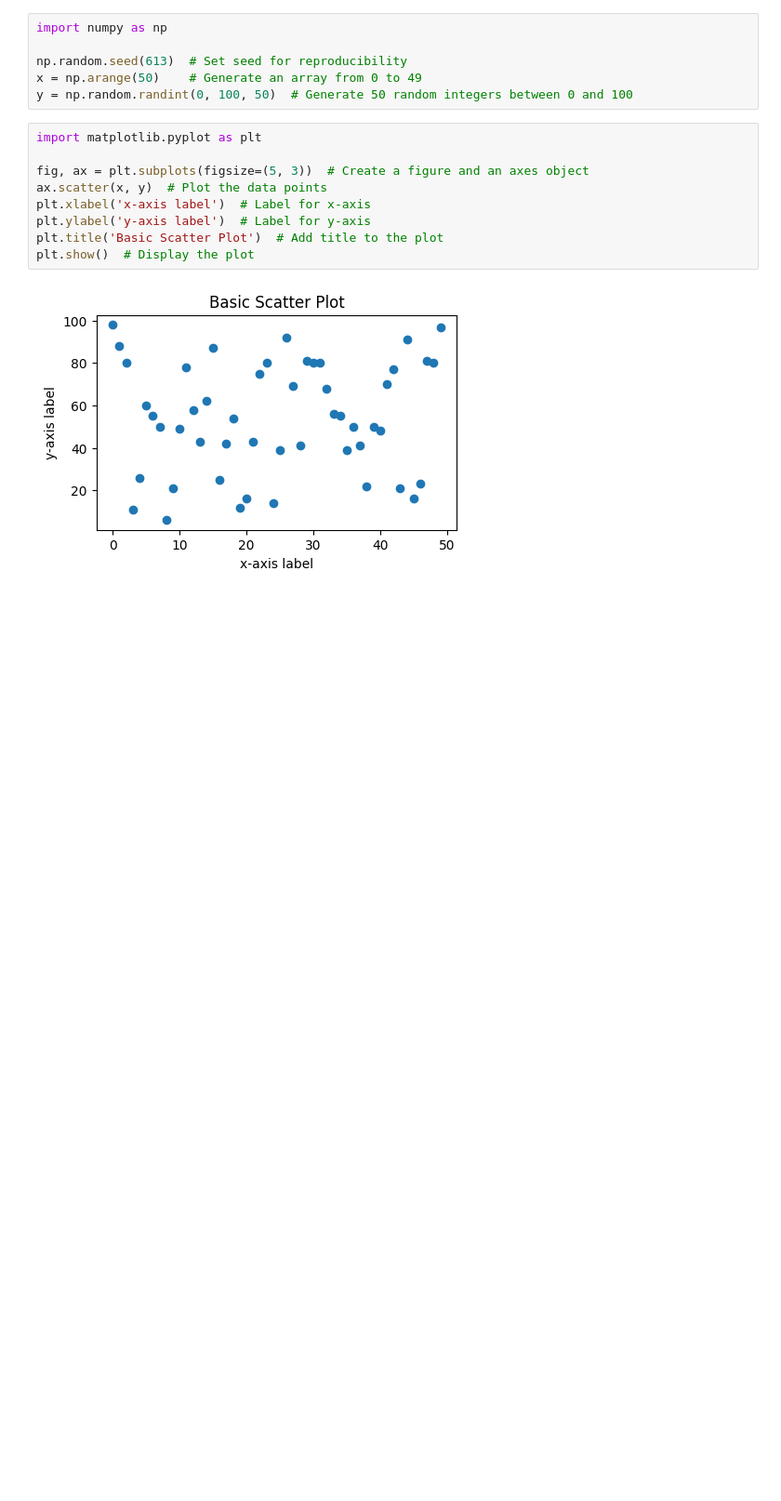
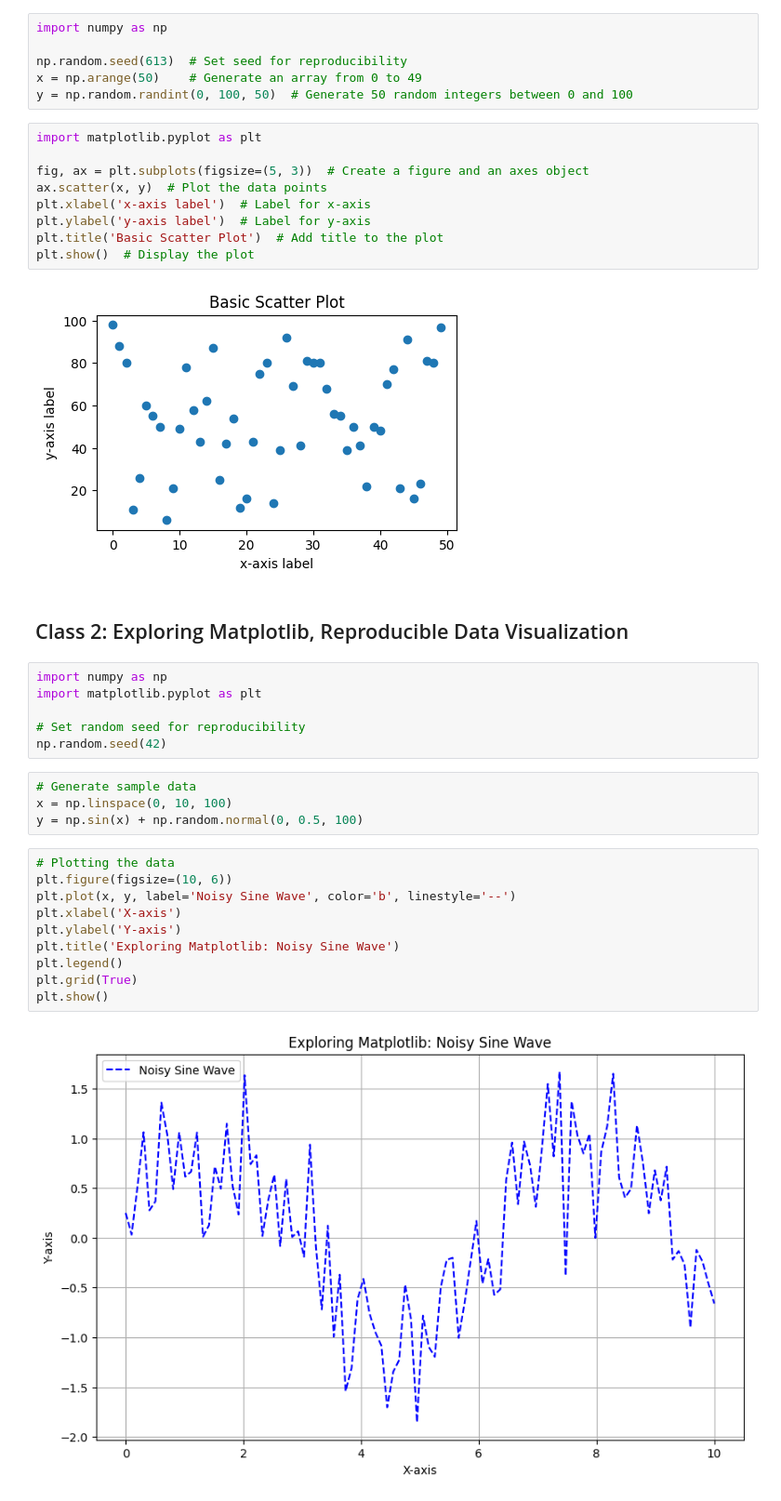
Before and after one commit to keyuancy/visualization, a Jupyter notebook: 02_activities/assignments/participation/assignment-1.ipynb, the cells around one changed output. Shown at 93% size. Saved outputs shown, nothing was run; the diff lists cells and outputs as text; blank space fills up the shorter version.

```diff
--- a/02_activities/assignments/participation/assignment-1.ipynb
+++ b/02_activities/assignments/participation/assignment-1.ipynb
@@ -92,3 +92,28 @@ plt.title('Basic Scatter Plot')  # Add title to the plot
 plt.show()  # Display the plot
 # %% [output]
 [figure]
+# %% [markdown]
+
+## Class 2: Exploring Matplotlib, Reproducible Data Visualization
+# %%
+import numpy as np
+import matplotlib.pyplot as plt
+
+# Set random seed for reproducibility
+np.random.seed(42)
+# %%
+# Generate sample data
+x = np.linspace(0, 10, 100)
+y = np.sin(x) + np.random.normal(0, 0.5, 100)
+# %%
+# Plotting the data
+plt.figure(figsize=(10, 6))
+plt.plot(x, y, label='Noisy Sine Wave', color='b', linestyle='--')
+plt.xlabel('X-axis')
+plt.ylabel('Y-axis')
+plt.title('Exploring Matplotlib: Noisy Sine Wave')
+plt.legend()
+plt.grid(True)
+plt.show()
+# %% [output]
+[figure, added]
```
Also changed, not shown: parts of 2 cells of this notebook.
